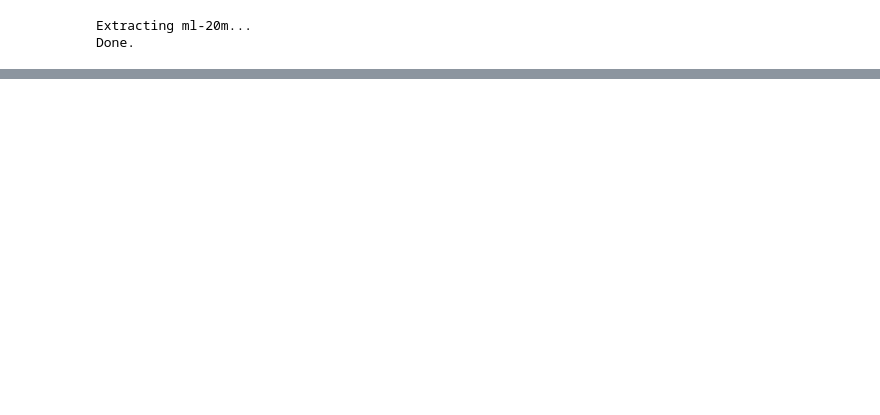
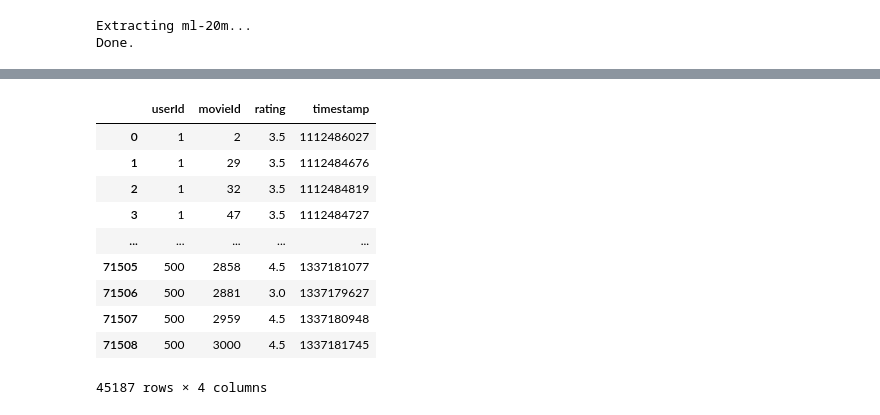
Before and after one commit to miaopei/RecommendedSystem, a Jupyter notebook: movies_recommended/movies_recommended.ipynb, the cells around one changed output, grey strips where cells are left out. Saved outputs shown, nothing was run; the diff lists cells and outputs as text; code cells hidden in the pictures; blank space fills up the shorter version.

```diff
--- a/movies_recommended/movies_recommended.ipynb
+++ b/movies_recommended/movies_recommended.ipynb
@@ -128,0 +166,14 @@ MovieLens 20M数据集
+# %%
+ratings
+# %% [output]
+|  | userId | movieId | rating | timestamp |
+| 0 | 1 | 2 | 3.5 | 1112486027 |
+| 1 | 1 | 29 | 3.5 | 1112484676 |
+| 2 | 1 | 32 | 3.5 | 1112484819 |
+| 3 | 1 | 47 | 3.5 | 1112484727 |
+| ... | ... | ... | ... | ... |
+| 71505 | 500 | 2858 | 4.5 | 1337181077 |
+| 71506 | 500 | 2881 | 3.0 | 1337179627 |
+| 71507 | 500 | 2959 | 4.5 | 1337180948 |
+| 71508 | 500 | 3000 | 4.5 | 1337181745 |
+45187 rows × 4 columns
```
Also changed, not shown: parts of 114 cells of this notebook, 9 other files.
